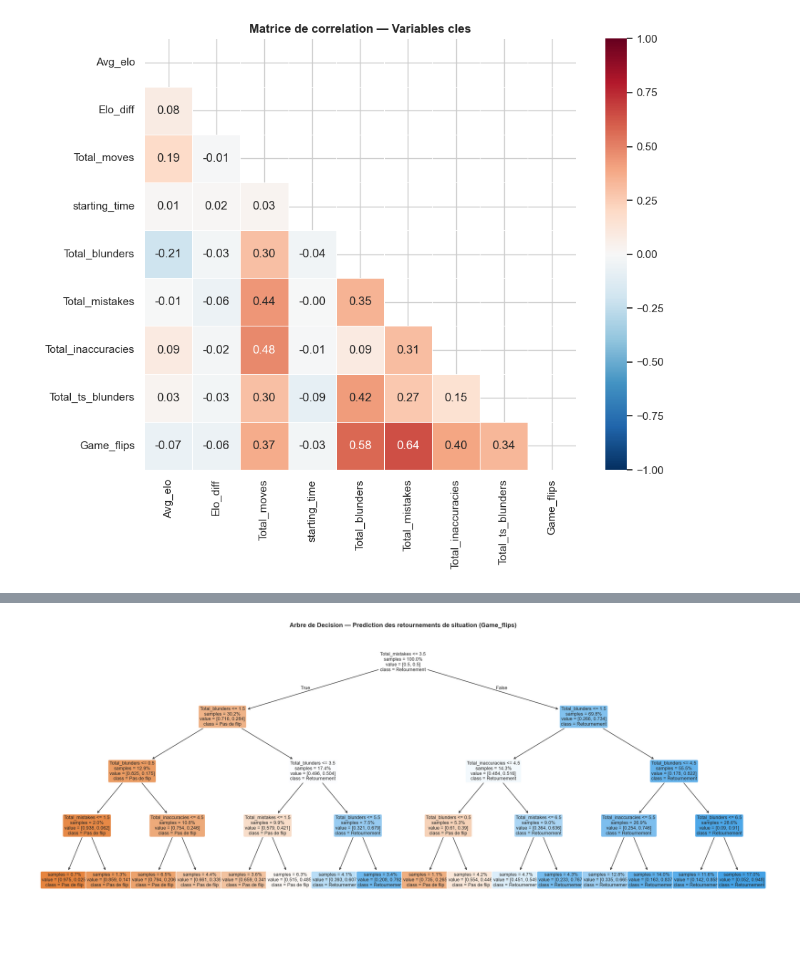
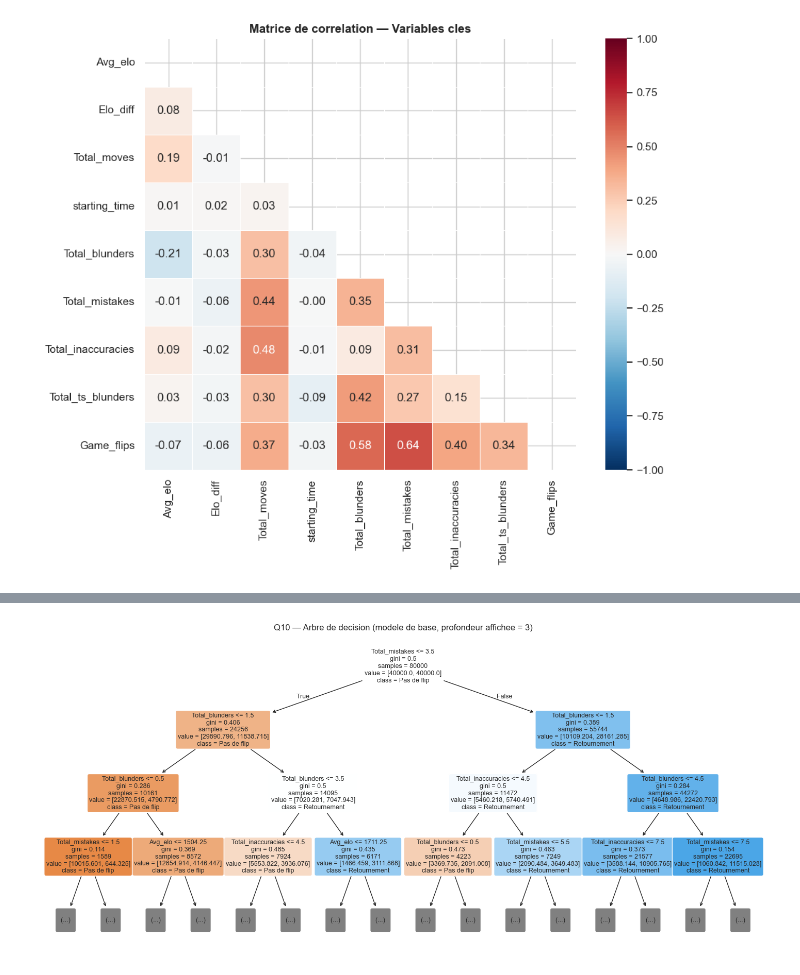
Before and after one commit to Shun-codes/projet-sd-echecs, a Jupyter notebook: Final_Analyse_python_BUT_2_A.ipynb, the cells around one changed output, grey strips where cells are left out. Drawn from its saved outputs; the diff is of its cells as text; code cells hidden in the pictures; blank space fills up the shorter version.

Commit message:
ajout des différents model pour les question 10 et 11 et comparaison entre eux ainsi que recherche des meilleurs hyper paramètre et conclusion

```diff
--- a/Final_Analyse_python_BUT_2_A.ipynb
+++ b/Final_Analyse_python_BUT_2_A.ipynb
@@ -645,14 +669,16 @@ Pas de retournement       0.04      0.79      0.08     11737
 # %%
-# Visualisation de l'arbre de decision
-fig, ax = plt.subplots(figsize=(20, 8))
-plot_tree(dt,
-          feature_names=features_flip,
-          class_names=['Pas de flip', 'Retournement'],
-          filled=True, rounded=True, fontsize=9, ax=ax,
-          impurity=False, proportion=True)
-ax.set_title('Arbre de Decision — Prediction des retournements de situation (Game_flips)',
-             fontsize=12, fontweight='bold', pad=15)
-plt.tight_layout()
+# Visualisation de l'arbre de decision (Q10)
+plt.figure(figsize=(18, 8))
+plot_tree(
+    dt_base,
+    feature_names=features_flip,
+    class_names=['Pas de flip', 'Retournement'],
+    filled=True,
+    rounded=True,
+    max_depth=3,
+    fontsize=9
+)
+plt.title('Q10 — Arbre de decision (modele de base, profondeur affichee = 3)')
 plt.show()
 # %% [output]
-[figure, old version]
+[figure, new version]
```
Also changed, not shown: parts of 18 cells of this notebook.
